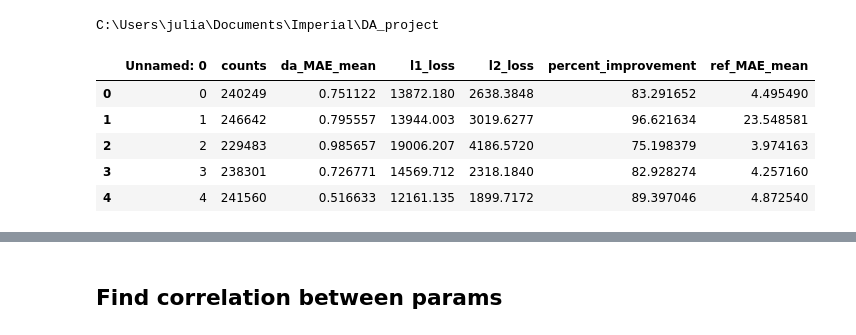
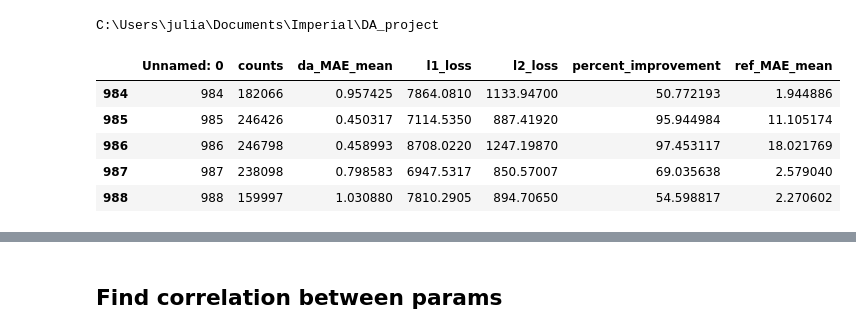
Before and after one commit to julianmack/Data_Assimilation, a Jupyter notebook: notebooks/plot_w_time.ipynb, the cells around one changed output, grey strips where cells are left out. Cells and saved outputs as stored; diff of their text form; code cells hidden in the pictures.

```diff
--- a/notebooks/plot_w_time.ipynb
+++ b/notebooks/plot_w_time.ipynb
@@ -14,17 +14,17 @@ import numpy as np
 import os
 import matplotlib.pyplot as plt
 # %%
-data_dir = os.getcwd() + "/experiments/batch_DA/"
+data_dir = os.getcwd() + "/experiments/batch_DA/3/"
 df_AE = pd.read_csv(data_dir + "AE.csv")
 df_SVD = pd.read_csv(data_dir + "SVD.csv")
-df_SVD.head()
+df_AE.tail()
 # %% [output]
 |  | Unnamed: 0 | counts | da_MAE_mean | l1_loss | l2_loss | percent_improvement | ref_MAE_mean |
-| 0 | 0 | 240249 | 0.751122 | 13872.180 | 2638.3848 | 83.291652 | 4.495490 |
-| 1 | 1 | 246642 | 0.795557 | 13944.003 | 3019.6277 | 96.621634 | 23.548581 |
-| 2 | 2 | 229483 | 0.985657 | 19006.207 | 4186.5720 | 75.198379 | 3.974163 |
-| 3 | 3 | 238301 | 0.726771 | 14569.712 | 2318.1840 | 82.928274 | 4.257160 |
-| 4 | 4 | 241560 | 0.516633 | 12161.135 | 1899.7172 | 89.397046 | 4.872540 |
+| 984 | 984 | 182066 | 0.957425 | 7864.0810 | 1133.94700 | 50.772193 | 1.944886 |
+| 985 | 985 | 246426 | 0.450317 | 7114.5350 | 887.41920 | 95.944984 | 11.105174 |
+| 986 | 986 | 246798 | 0.458993 | 8708.0220 | 1247.19870 | 97.453117 | 18.021769 |
+| 987 | 987 | 238098 | 0.798583 | 6947.5317 | 850.57007 | 69.035638 | 2.579040 |
+| 988 | 988 | 159997 | 1.030880 | 7810.2905 | 894.70650 | 54.598817 | 2.270602 |
 # %%
 #Plot L2 on left axis and percent improvement on y axis against time
 # Create some mock data
```
Also changed, not shown: parts of 5 cells of this notebook, 1 other file.
